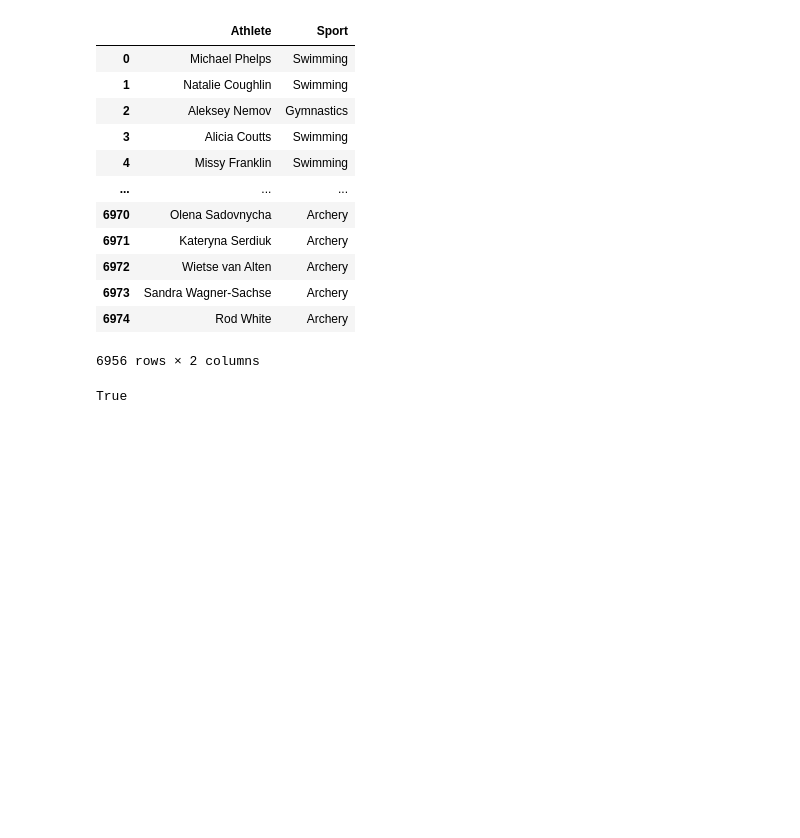
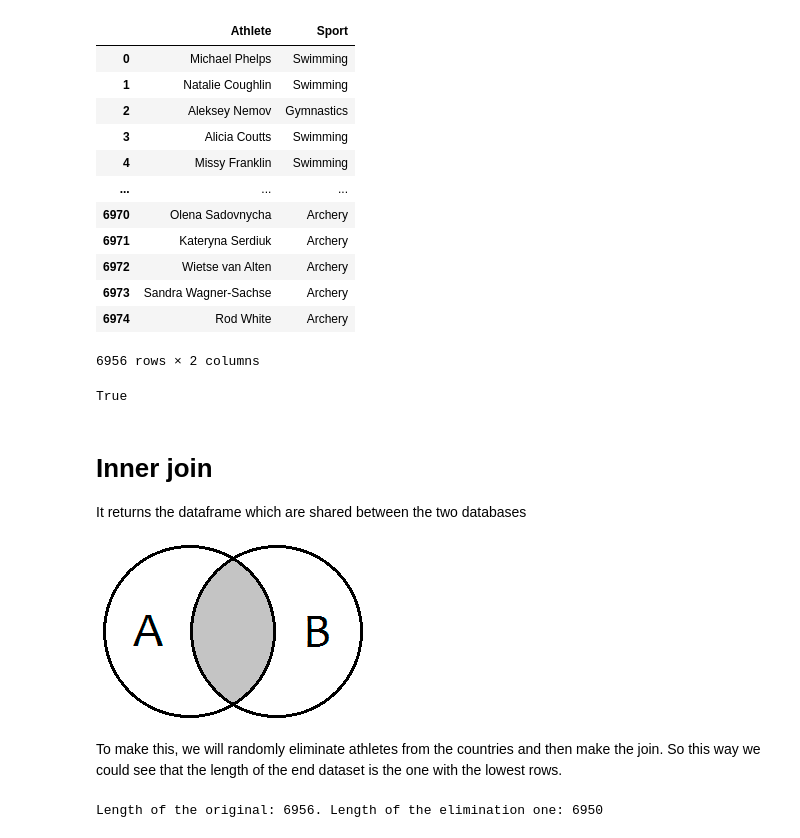
Before and after one commit to nil-andreu/machinelearningcourse, a Jupyter notebook: T1.9. - Data Cleaning; Joining Datasets.ipynb, the cells around one changed output. Cells and saved outputs as stored; diff of their text form; code cells hidden in the pictures; blank space fills up the shorter version.

Commit message:
Going for the inner joint

```diff
--- a/T1.9. - Data Cleaning; Joining Datasets.ipynb
+++ b/T1.9. - Data Cleaning; Joining Datasets.ipynb
@@ -164,3 +164,13 @@ sports_dp
 len(names) == len(sports_dp)
 # %% [output]
 True
+# %% [markdown]
+# Inner join
+
+It returns the dataframe which are shared between the two databases
+# %%
+Image(filename="resources/inner-join.png")
+# %% [output]
+[figure, added]
+# %% [markdown]
+To make this, we will randomly eliminate athletes from the countries and then make the join. So this way we could see that the length of the end dataset is the one with the lowest rows.
@@ -166,0 +180,10 @@ True
+# %%
+countries_out = countries_dp[~countries_dp["Athlete"].isin(out_athletes)]
+#Where the ~ is to make the opposed to
+#
+
+
+print("Length of the original: " + str(len(countries_dp)) + ". Length of the elimination one: " + str(len(countries_out)))
+#We can see that now there are 6 less
+# %% [output]
+Length of the original: 6956. Length of the elimination one: 6950
```
Also changed, not shown: parts of 1 cell of this notebook.
